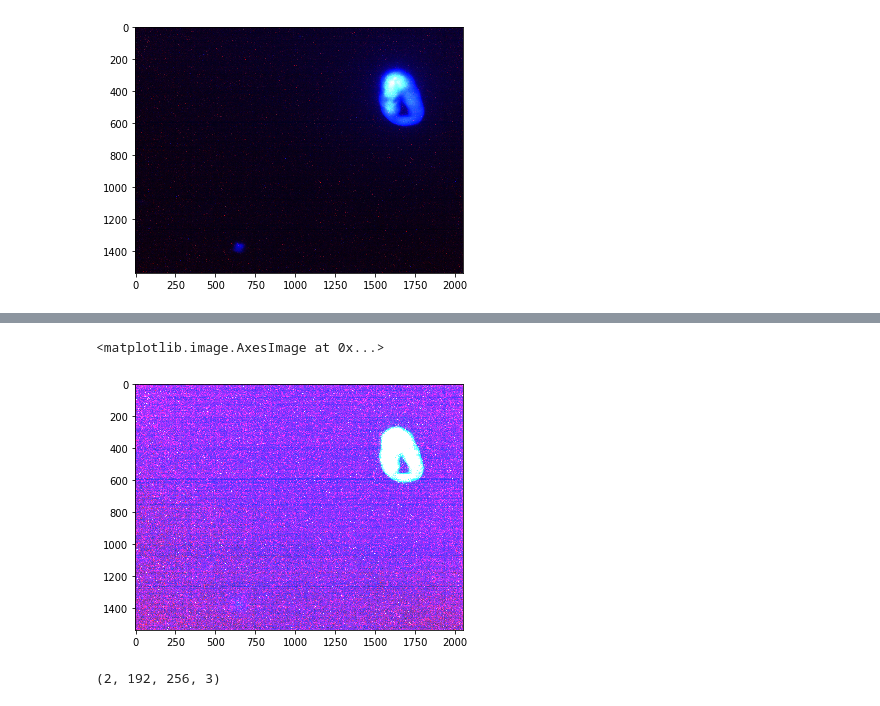
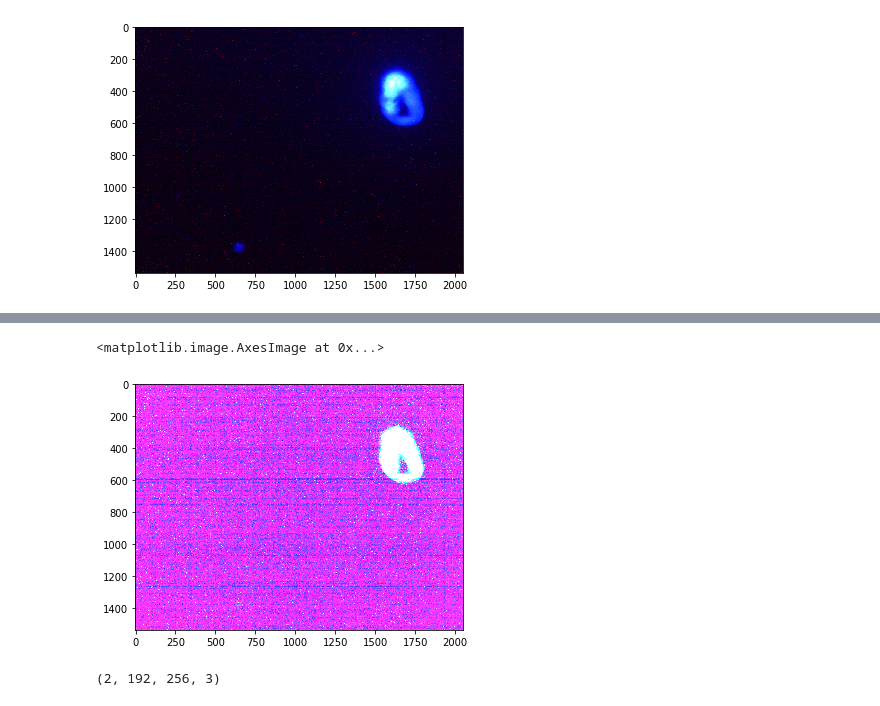
Before and after one commit to ArthurTlprt/citas, a Jupyter notebook: models/Inception-v3/external_preprocessing.ipynb, the cells around one changed output, grey strips where cells are left out. Cells and saved outputs as stored; diff of their text form; code cells hidden in the pictures.

```diff
--- a/models/Inception-v3/external_preprocessing.ipynb
+++ b/models/Inception-v3/external_preprocessing.ipynb
@@ -25,12 +22,12 @@ imshow(im)
 # %%
 ori = imread('../../dataset/dataset_3/fluorescent/tr4/1/B1S1R05 030.jpg')
-alpha = 10
+alpha = 20
 beta = 50
 im = cv2.addWeighted(ori, alpha, np.zeros(ori.shape, ori.dtype), 0, beta)
 imshow(im)
 # %% [output]
 <matplotlib.image.AxesImage at 0x...>
-[figure, old version]
+[figure, new version]
 # %%
 def get_image(path):
     im = imread(path)
```
Also changed, not shown: parts of 3 cells of this notebook, 5 other files.
